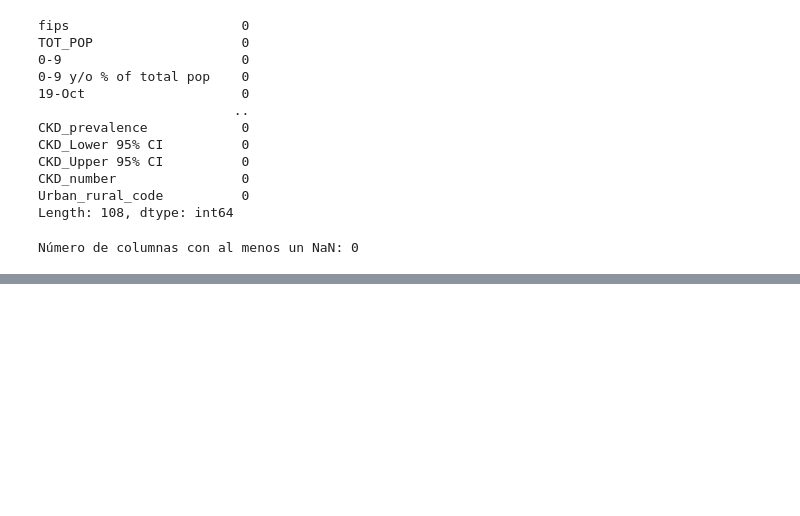
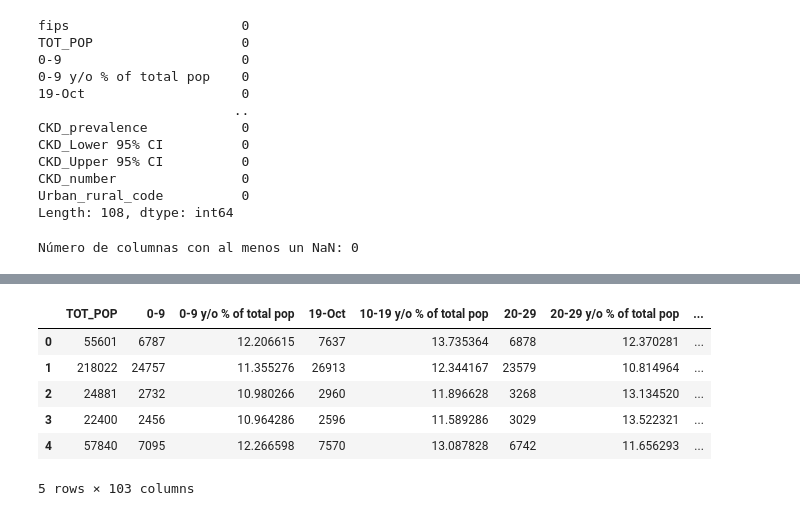
Before and after one commit to 4GeeksAcademy/Proyecto-regresion-lineal-regularizada-Jorge3127, a Jupyter notebook: src/explore.ipynb, the cells around one changed output, grey strips where cells are left out. Saved outputs shown, nothing was run; the diff lists cells and outputs as text; code cells hidden in the pictures; blank space fills up the shorter version.

```diff
--- a/src/explore.ipynb
+++ b/src/explore.ipynb
@@ -169,0 +306,12 @@ plt.show()
+# %%
+# ELIMINAMOS LAS COLUMNAS NO NECESARIAS
+df.drop(["fips", "STATE_FIPS", "CNTY_FIPS","COUNTY_NAME", "STATE_NAME"], axis = 1, inplace = True)
+df.head()
+# %% [output]
+|  | TOT_POP | 0-9 | 0-9 y/o % of total pop | 19-Oct | 10-19 y/o % of total pop | 20-29 | 20-29 y/o % of total pop | ... |
+| 0 | 55601 | 6787 | 12.206615 | 7637 | 13.735364 | 6878 | 12.370281 | ... |
+| 1 | 218022 | 24757 | 11.355276 | 26913 | 12.344167 | 23579 | 10.814964 | ... |
+| 2 | 24881 | 2732 | 10.980266 | 2960 | 11.896628 | 3268 | 13.134520 | ... |
+| 3 | 22400 | 2456 | 10.964286 | 2596 | 11.589286 | 3029 | 13.522321 | ... |
+| 4 | 57840 | 7095 | 12.266598 | 7570 | 13.087828 | 6742 | 11.656293 | ... |
+5 rows × 103 columns
```
Also changed, not shown: parts of 20 cells of this notebook.
